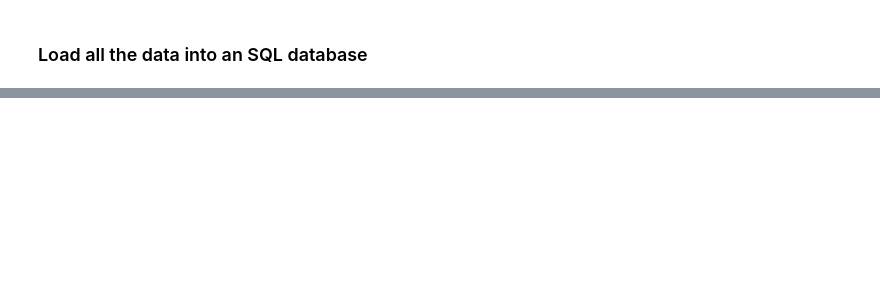
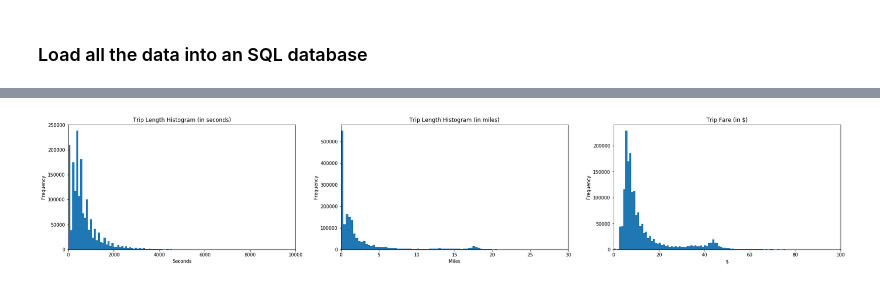
Before and after one commit to Auste1989/metis_projects, a Jupyter notebook: Passion_Project/Transit_Time_and_Rate_Calculator_EDA.ipynb, the cells around one changed output, grey strips where cells are left out. Saved outputs shown, nothing was run; the diff lists cells and outputs as text; code cells hidden in the pictures; blank space fills up the shorter version.

```diff
--- a/Passion_Project/Transit_Time_and_Rate_Calculator_EDA.ipynb
+++ b/Passion_Project/Transit_Time_and_Rate_Calculator_EDA.ipynb
@@ -104,0 +275,12 @@ with open
+# %%
+def dollar_to_float(string):
+    """Converts text columns with dollar sign into floats (after removing the currency sign)"""
+    pattern = re.compile('\$+')
+    old_value = string
+    new_value = 0.0
+    try:
+        new_value = re.sub(pattern, '', old_value)
+        new_value = float(new_value)
+    except:
+        ValueError
+    return new_value
@@ -104,0 +307,9 @@ with open
+# %%
+#Cleaning the money values
+taxi_weather_gdf['fare'] = [dollar_to_float(fare) for fare in taxi_weather_gdf['fare']]
+taxi_weather_gdf['tips'] = [dollar_to_float(fare) for fare in taxi_weather_gdf['tips']]
+taxi_weather_gdf['tolls'] = [dollar_to_float(fare) for fare in taxi_weather_gdf['tolls']]
+taxi_weather_gdf['extras'] = [dollar_to_float(fare) for fare in taxi_weather_gdf['extras']]
+taxi_weather_gdf['trip_total'] = [dollar_to_float(fare) for fare in taxi_weather_gdf['trip_total']]
+
+#Remove records with NaN values
@@ -104,0 +353,26 @@ with open
+# %%
+#Let's explore the distribution of variables of interest
+plt.figure(figsize=(30, 5))
+
+plt.subplot(1, 3, 1)
+plt.hist(taxi_weather_gdf['trip_seconds'].dropna(), bins=1000)
+plt.title('Trip Length Histogram (in seconds)')
+plt.xlim(xmin=0, xmax=10000)
+plt.xlabel('Seconds')
+plt.ylabel('Frequency')
+
+plt.subplot(1, 3, 2)
+plt.hist(taxi_weather_gdf['trip_miles'].dropna(), bins=10000)
+plt.title('Trip Length Histogram (in miles)')
+plt.xlim(xmin=0, xmax=30)
+plt.xlabel('Miles')
+plt.ylabel('Frequency')
+
+plt.subplot(1, 3, 3)
+plt.hist(taxi_weather_gdf['fare'], bins=10000)
+plt.title('Trip Fare (in $)')
+plt.xlim(xmin=0, xmax=100)
+plt.xlabel('$')
+plt.ylabel('Frequency');
+# %% [output]
+[figure, added]
```
Also changed, not shown: parts of 38 cells of this notebook.
